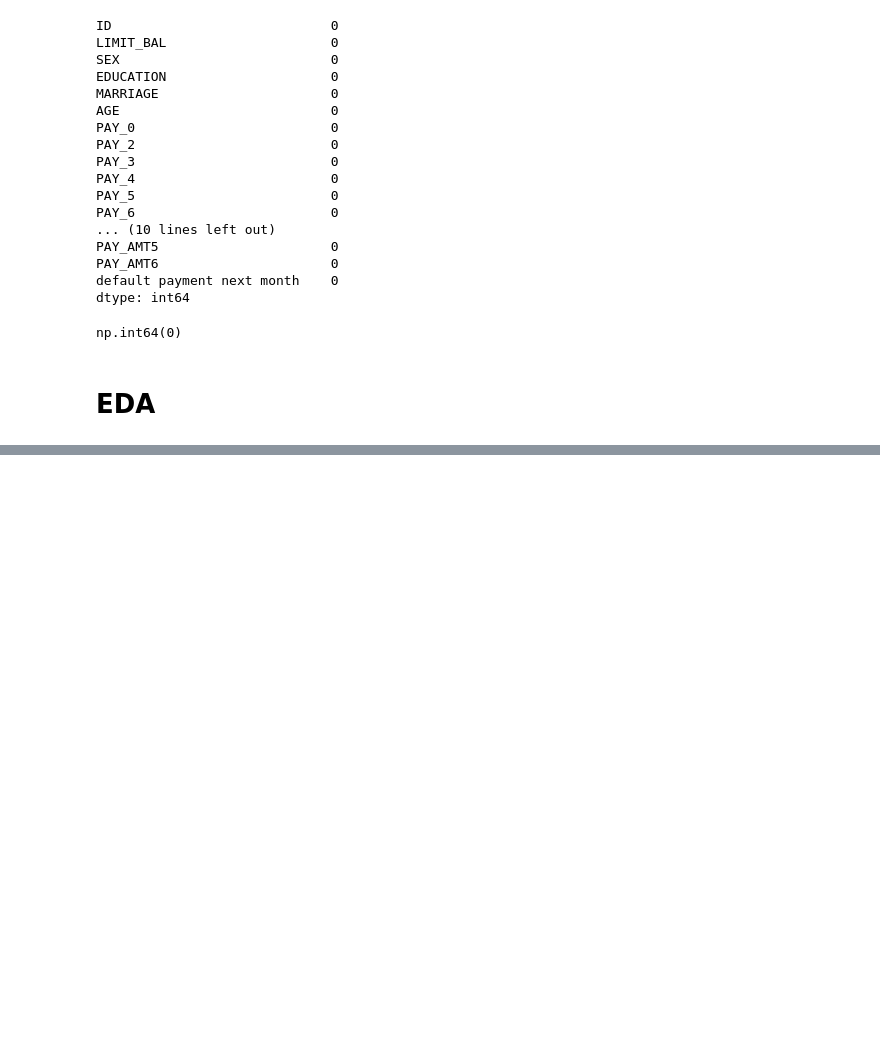
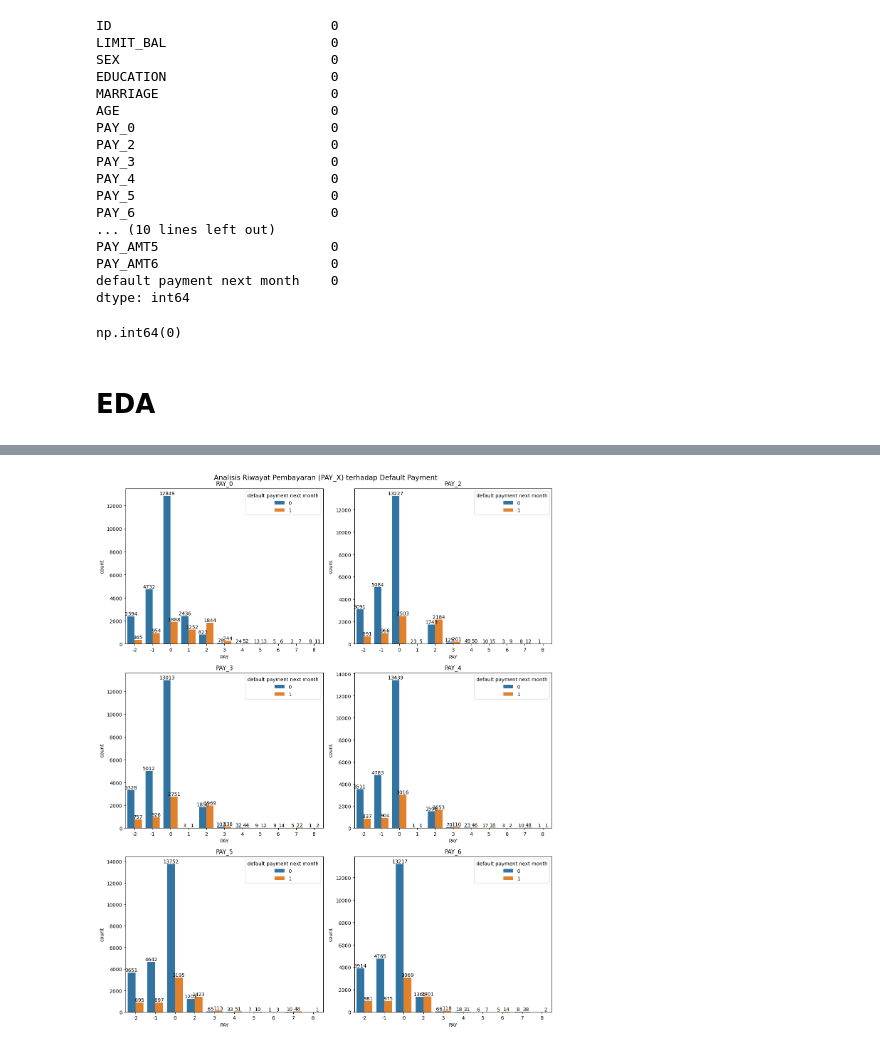
Before and after one commit to PrimaSembiring/credit-risk-prediction, a Jupyter notebook: Untitled.ipynb, the cells around one changed output, grey strips where cells are left out. Drawn from its saved outputs; the diff is of its cells as text; code cells hidden in the pictures; blank space fills up the shorter version.

```diff
--- a/Untitled.ipynb
+++ b/Untitled.ipynb
@@ -74,0 +123,26 @@ np.int64(0)
+# %%
+# visual riwayat pembayaran (PAX_X) vs Default Payment
+fig, axes = plt.subplots(3, 2, figsize=(13,16))
+fig.suptitle('Analisis Riwayat Pembayaran (PAY_X) terhadap Default Payment', fontsize=14)
+axes = axes.flatten() # utk membuat banyak subplot
+
+pay_col = [
+    'PAY_0',
+    'PAY_2',
+    'PAY_3',
+    'PAY_4',
+    'PAY_5',
+    'PAY_6'
+]
+
+for i, col in enumerate(pay_col):
+    sns.countplot(data=df, x=col, hue='default payment next month', ax=axes[i])
+    for j in axes[i].containers:
+        axes[i].bar_label(j)
+    axes[i].set_title(col)
+    axes[i].set_xlabel('PAY')
+
+plt.tight_layout()
+plt.show()
+# %% [output]
+[figure, added]
```
Also changed, not shown: parts of 7 cells of this notebook, 1 other file.
